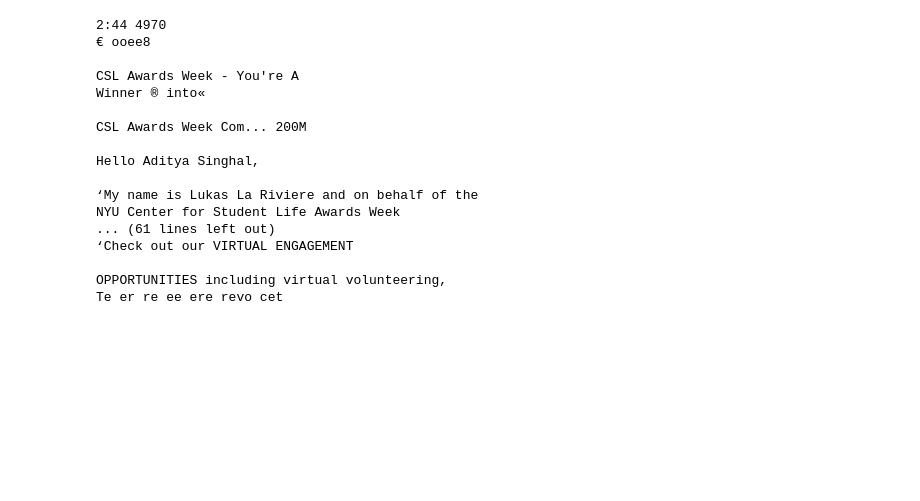
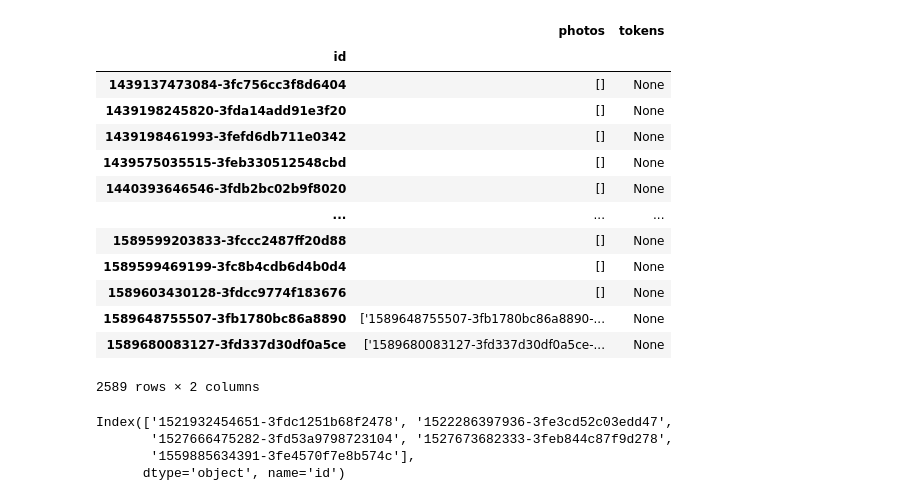
Before and after one commit to adityaarunsinghal/text-mining, a Jupyter notebook: Pulling Text from Images.ipynb, the cells around one changed output. Cells and saved outputs as stored; diff of their text form; code cells hidden in the pictures; blank space fills up the shorter version.

```diff
--- a/Pulling Text from Images.ipynb
+++ b/Pulling Text from Images.ipynb
@@ -111,20 +148,0 @@ plt.imshow(get_grayscale(img))
-# %%
-print(pytesseract.image_to_string(home_path+images.image_name[1]))
-# %% [output]
-2:44 4970
-€ ooee8
-
-CSL Awards Week - You're A
-Winner ® into«
-
-CSL Awards Week Com... 200M
-
-Hello Aditya Singhal,
-
-‘My name is Lukas La Riviere and on behalf of the
-NYU Center for Student Life Awards Week
-... (61 lines left out)
-‘Check out our VIRTUAL ENGAGEMENT
-
-OPPORTUNITIES including virtual volunteering,
-Te er re ee ere revo cet
@@ -130,0 +155,19 @@ Te er re ee ere revo cet
+# %%
+image_tokens = datadf[['photos']].copy()
+image_tokens['tokens'] = None
+image_tokens
+# %% [output]
+|  | photos | tokens |
+| id |  |  |
+| 1439137473084-3fc756cc3f8d6404 | [] | None |
+| 1439198245820-3fda14add91e3f20 | [] | None |
+| 1439198461993-3fefd6db711e0342 | [] | None |
+| 1439575035515-3feb330512548cbd | [] | None |
+| 1440393646546-3fdb2bc02b9f8020 | [] | None |
+| ... | ... | ... |
+| 1589599203833-3fccc2487ff20d88 | [] | None |
+| 1589599469199-3fc8b4cdb6d4b0d4 | [] | None |
+| 1589603430128-3fdcc9774f183676 | [] | None |
+| 1589648755507-3fb1780bc86a8890 | ['1589648755507-3fb1780bc86a8890-... | None |
+| 1589680083127-3fd337d30df0a5ce | ['1589680083127-3fd337d30df0a5ce-... | None |
+2589 rows × 2 columns
@@ -130,0 +182,7 @@ Te er re ee ere revo cet
+# %%
+image_tokens[['enke' in each for each in image_tokens.tokens]].index #this is so so so cool
+# %% [output]
+Index(['1521932454651-3fdc1251b68f2478', '1522286397936-3fe3cd52c03edd47',
+       '1527666475282-3fd53a9798723104', '1527673682333-3feb844c87f9d278',
+       '1559885634391-3fe4570f7e8b574c'],
+      dtype='object', name='id')
```
Also changed, not shown: parts of 14 cells of this notebook.
